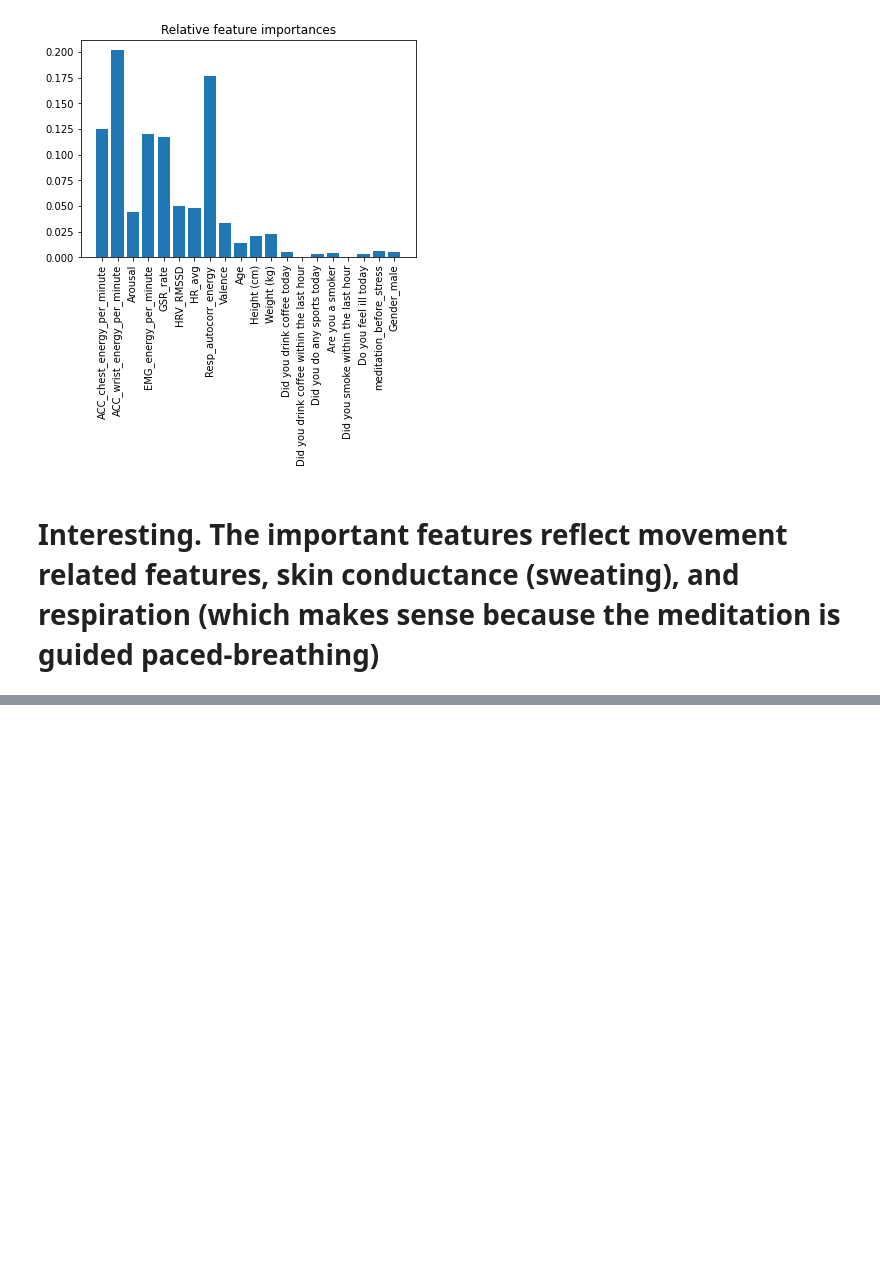
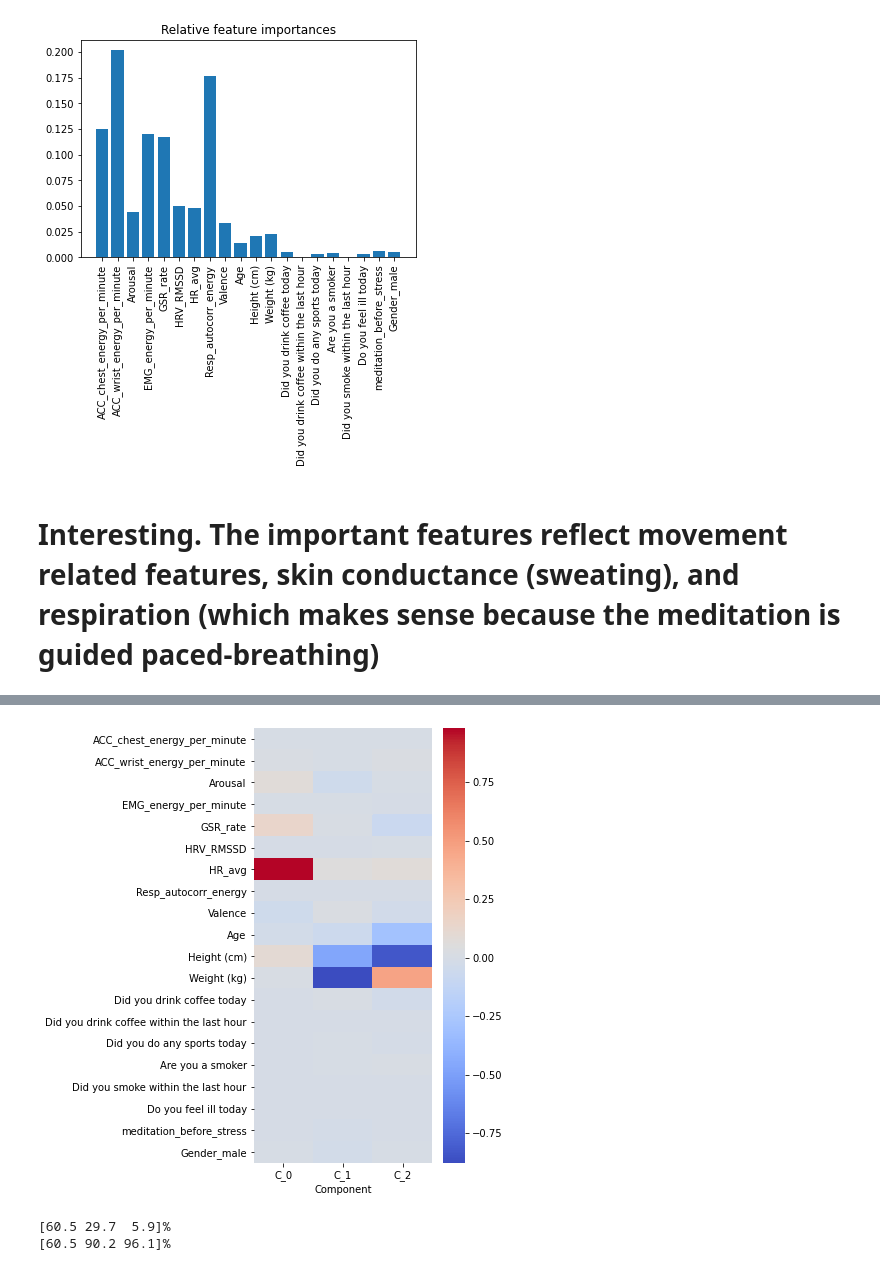
Before and after one commit to WalterPiTheScienceGuy/Springboard_Capstone2, a Jupyter notebook: Capstone2/notebooks/Capstone2-PreProcessing.ipynb, the cells around one changed output, grey strips where cells are left out. Cells and saved outputs as stored; diff of their text form; code cells hidden in the pictures; blank space fills up the shorter version.

```diff
--- a/Capstone2/notebooks/Capstone2-PreProcessing.ipynb
+++ b/Capstone2/notebooks/Capstone2-PreProcessing.ipynb
@@ -371,0 +398,3 @@ plt.show()
+# %%
+top_components_df = pd.DataFrame(pca.components_[:3, :], columns=X_cols.columns, index=['C_'+str(i) for i in range(3)]).T
+top_components_df
@@ -371,0 +419,11 @@ plt.show()
+# %%
+plt.figure(figsize=[4, 8])
+sns.heatmap(top_components_df, cmap='coolwarm')
+plt.xlabel('Component')
+plt.show()
+print(str(np.round(pca.explained_variance_ratio_[:3] * 100, 1))+'%')
+print(str(np.round(np.cumsum(pca.explained_variance_ratio_[:3]) * 100, 1))+'%')
+# %% [output]
+[figure, added]
+[60.5 29.7  5.9]%
+[60.5 90.2 96.1]%
```
Also changed, not shown: parts of 42 cells of this notebook.
